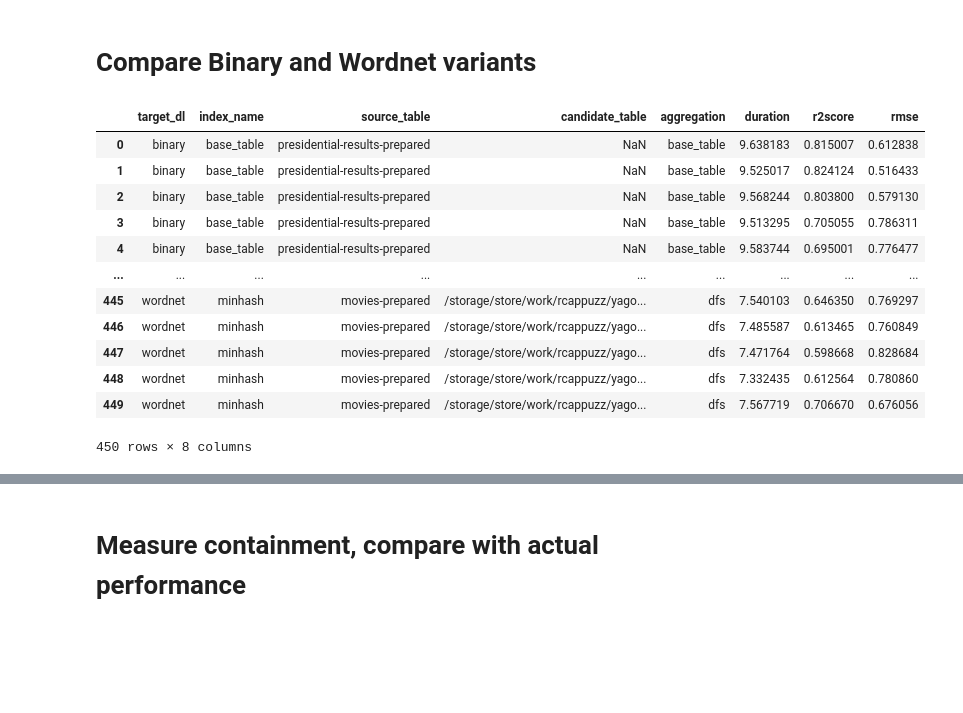
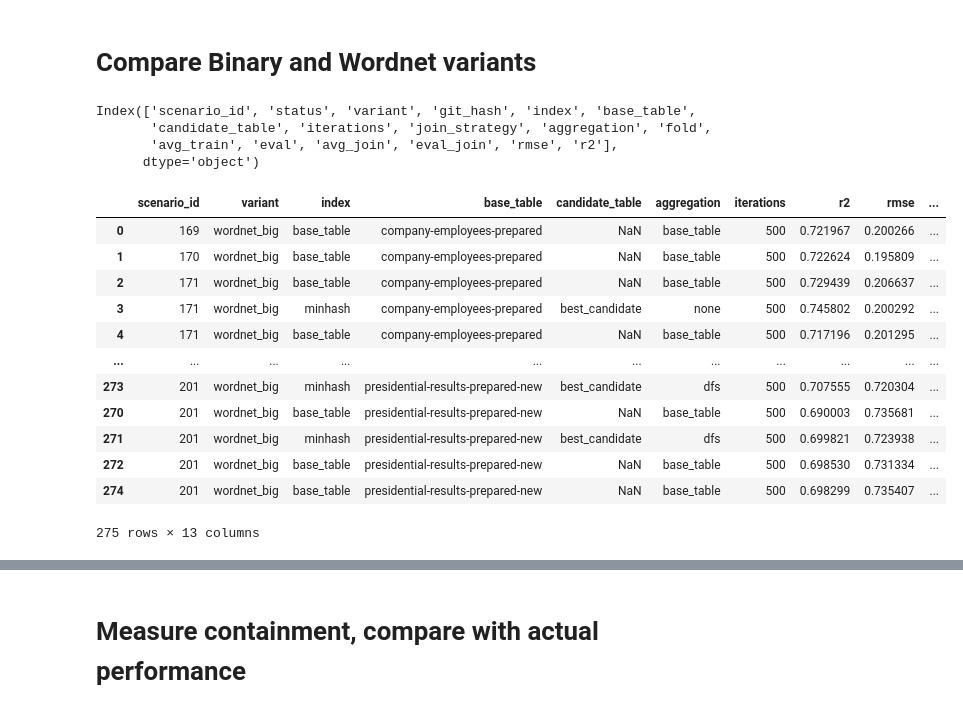
Before and after one commit to rcap107/retrieve-merge-predict, a Jupyter notebook: notebooks/Study results.ipynb, the cells around one changed output, grey strips where cells are left out. Saved outputs shown, nothing was run; the diff lists cells and outputs as text; code cells hidden in the pictures; blank space fills up the shorter version.

```diff
--- a/notebooks/Study results.ipynb
+++ b/notebooks/Study results.ipynb
@@ -23,34 +23,46 @@ import src.table_integration.join_profiling as jp
 import src.utils.plotting_utils as utils
 # %% [markdown]
 # Compare Binary and Wordnet variants
+# %%
+df_og.columns
+# %% [output]
+Index(['scenario_id', 'status', 'variant', 'git_hash', 'index', 'base_table',
+       'candidate_table', 'iterations', 'join_strategy', 'aggregation', 'fold',
+       'avg_train', 'eval', 'avg_join', 'eval_join', 'rmse', 'r2'],
+      dtype='object')
 # %%
-df_og = pd.read_csv("results/results_1000iter.log")
+df_og = pd.read_csv("results/results_crossval.log")
 select_col = [
-    "target_dl",
-    "index_name",
-    "source_table",
+    "scenario_id",
+    "variant",
+    "index",
+    "base_table",
     "candidate_table",
     "aggregation",
-    "duration",
-    "r2score",
-    "rmse"
+    "iterations",
+    "r2",
+    "rmse",
+    "avg_train",
+    "eval",
+    "avg_join",
+    "eval_join"
 ]
-df = df_og[select_col]
-df.loc[df["index_name"] == "base_table", "aggregation"]="base_table"
+df = df_og[select_col].sort_values("scenario_id")
+df.loc[df["index"] == "base_table", "aggregation"]="base_table"
 df
 # %% [output]
-|  | target_dl | index_name | source_table | candidate_table | aggregation | duration | r2score | rmse |
-| 0 | binary | base_table | presidential-results-prepared | NaN | base_table | 9.638183 | 0.815007 | 0.612838 |
-| 1 | binary | base_table | presidential-results-prepared | NaN | base_table | 9.525017 | 0.824124 | 0.516433 |
-| 2 | binary | base_table | presidential-results-prepared | NaN | base_table | 9.568244 | 0.803800 | 0.579130 |
-| 3 | binary | base_table | presidential-results-prepared | NaN | base_table | 9.513295 | 0.705055 | 0.786311 |
-| 4 | binary | base_table | presidential-results-prepared | NaN | base_table | 9.583744 | 0.695001 | 0.776477 |
-| ... | ... | ... | ... | ... | ... | ... | ... | ... |
-| 445 | wordnet | minhash | movies-prepared | /storage/store/work/rcappuzz/yago... | dfs | 7.540103 | 0.646350 | 0.769297 |
-| 446 | wordnet | minhash | movies-prepared | /storage/store/work/rcappuzz/yago... | dfs | 7.485587 | 0.613465 | 0.760849 |
-| 447 | wordnet | minhash | movies-prepared | /storage/store/work/rcappuzz/yago... | dfs | 7.471764 | 0.598668 | 0.828684 |
-| 448 | wordnet | minhash | movies-prepared | /storage/store/work/rcappuzz/yago... | dfs | 7.332435 | 0.612564 | 0.780860 |
-| 449 | wordnet | minhash | movies-prepared | /storage/store/work/rcappuzz/yago... | dfs | 7.567719 | 0.706670 | 0.676056 |
+|  | scenario_id | variant | index | base_table | candidate_table | aggregation | iterations | r2 | rmse | ... |
+| 0 | 169 | wordnet_big | base_table | company-employees-prepared | NaN | base_table | 500 | 0.721967 | 0.200266 | ... |
+| 1 | 170 | wordnet_big | base_table | company-employees-prepared | NaN | base_table | 500 | 0.722624 | 0.195809 | ... |
+| 2 | 171 | wordnet_big | base_table | company-employees-prepared | NaN | base_table | 500 | 0.729439 | 0.206637 | ... |
+| 3 | 171 | wordnet_big | minhash | company-employees-prepared | best_candidate | none | 500 | 0.745802 | 0.200292 | ... |
+| 4 | 171 | wordnet_big | base_table | company-employees-prepared | NaN | base_table | 500 | 0.717196 | 0.201295 | ... |
+| ... | ... | ... | ... | ... | ... | ... | ... | ... | ... | ... |
+| 273 | 201 | wordnet_big | minhash | presidential-results-prepared-new | best_candidate | dfs | 500 | 0.707555 | 0.720304 | ... |
+| 270 | 201 | wordnet_big | base_table | presidential-results-prepared-new | NaN | base_table | 500 | 0.690003 | 0.735681 | ... |
+| 271 | 201 | wordnet_big | minhash | presidential-results-prepared-new | best_candidate | dfs | 500 | 0.699821 | 0.723938 | ... |
+| 272 | 201 | wordnet_big | base_table | presidential-results-prepared-new | NaN | base_table | 500 | 0.698530 | 0.731334 | ... |
+| 274 | 201 | wordnet_big | base_table | presidential-results-prepared-new | NaN | base_table | 500 | 0.698299 | 0.735407 | ... |
-450 rows × 8 columns
+275 rows × 13 columns
 # %%
 df_p = pl.from_pandas(df)
```
Also changed, not shown: parts of 19 cells of this notebook, 4 other files.
